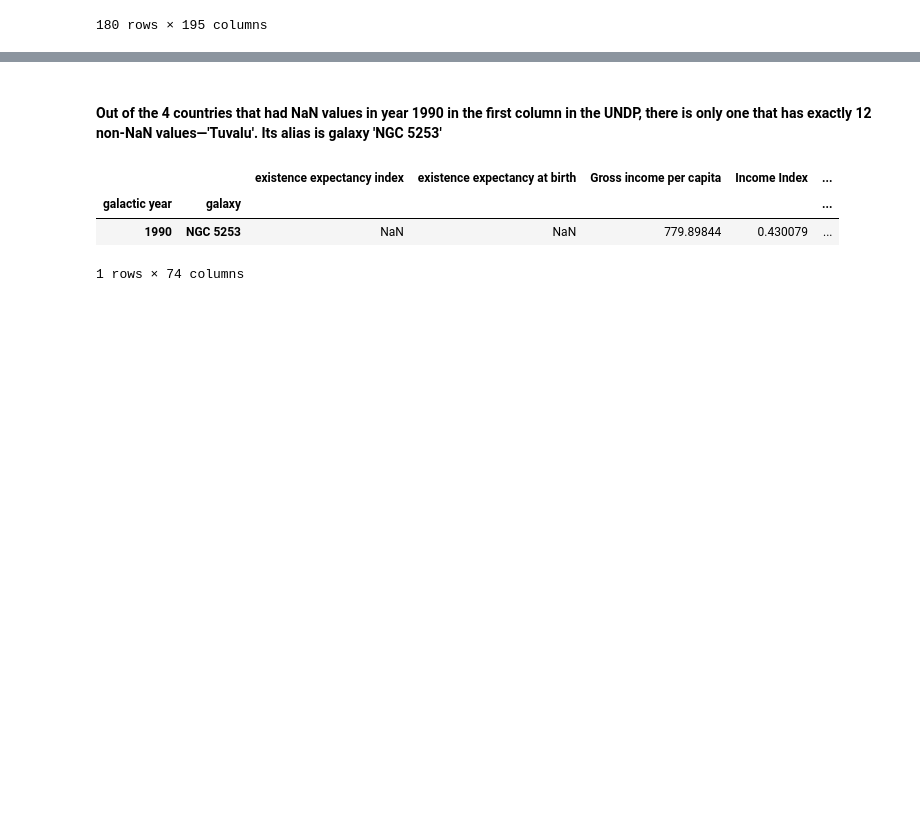
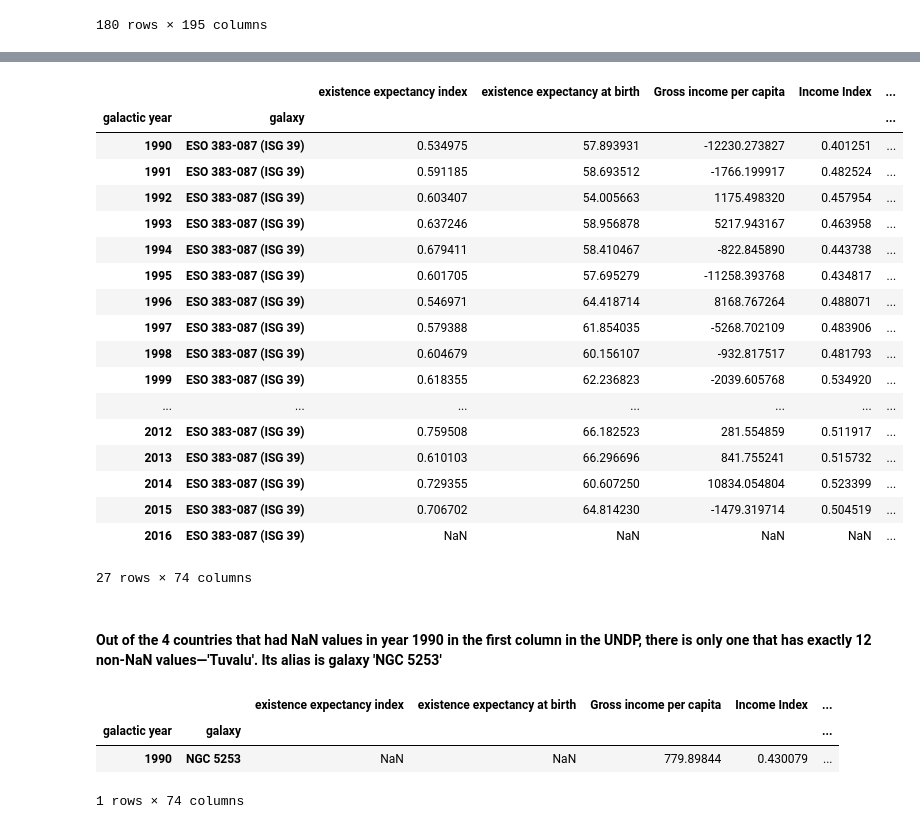
Before and after one commit to D1nay/prohack2020, a Jupyter notebook: Mapping countries to galaxies.ipynb, the cells around one changed output, grey strips where cells are left out. Drawn from its saved outputs; the diff is of its cells as text; code cells hidden in the pictures; blank space fills up the shorter version.

```diff
--- a/Mapping countries to galaxies.ipynb
+++ b/Mapping countries to galaxies.ipynb
@@ -716,3 +894,25 @@ Name: Expected years of schooling (years), dtype: float64
+# %%
+contest_comp.loc[idx[:, 'ESO 383-087 (ISG 39)'],]
+# %% [output]
+|  |  | existence expectancy index | existence expectancy at birth | Gross income per capita | Income Index | ... |
+| galactic year | galaxy |  |  |  |  | ... |
+| 1990 | ESO 383-087 (ISG 39) | 0.534975 | 57.893931 | -12230.273827 | 0.401251 | ... |
+| 1991 | ESO 383-087 (ISG 39) | 0.591185 | 58.693512 | -1766.199917 | 0.482524 | ... |
+| 1992 | ESO 383-087 (ISG 39) | 0.603407 | 54.005663 | 1175.498320 | 0.457954 | ... |
+| 1993 | ESO 383-087 (ISG 39) | 0.637246 | 58.956878 | 5217.943167 | 0.463958 | ... |
+| 1994 | ESO 383-087 (ISG 39) | 0.679411 | 58.410467 | -822.845890 | 0.443738 | ... |
+| 1995 | ESO 383-087 (ISG 39) | 0.601705 | 57.695279 | -11258.393768 | 0.434817 | ... |
+| 1996 | ESO 383-087 (ISG 39) | 0.546971 | 64.418714 | 8168.767264 | 0.488071 | ... |
+| 1997 | ESO 383-087 (ISG 39) | 0.579388 | 61.854035 | -5268.702109 | 0.483906 | ... |
+| 1998 | ESO 383-087 (ISG 39) | 0.604679 | 60.156107 | -932.817517 | 0.481793 | ... |
+| 1999 | ESO 383-087 (ISG 39) | 0.618355 | 62.236823 | -2039.605768 | 0.534920 | ... |
+| ... | ... | ... | ... | ... | ... | ... |
+| 2012 | ESO 383-087 (ISG 39) | 0.759508 | 66.182523 | 281.554859 | 0.511917 | ... |
+| 2013 | ESO 383-087 (ISG 39) | 0.610103 | 66.296696 | 841.755241 | 0.515732 | ... |
+| 2014 | ESO 383-087 (ISG 39) | 0.729355 | 60.607250 | 10834.054804 | 0.523399 | ... |
+| 2015 | ESO 383-087 (ISG 39) | 0.706702 | 64.814230 | -1479.319714 | 0.504519 | ... |
+| 2016 | ESO 383-087 (ISG 39) | NaN | NaN | NaN | NaN | ... |
+27 rows × 74 columns
 # %% [markdown]
 #### Out of the 4 countries that had NaN values in year 1990 in the first column in the UNDP, there is only one that has exactly 12 non-NaN values—'Tuvalu'. Its alias is galaxy 'NGC 5253'
 # %%
```
Also changed, not shown: parts of 30 cells of this notebook, 1 other file.
